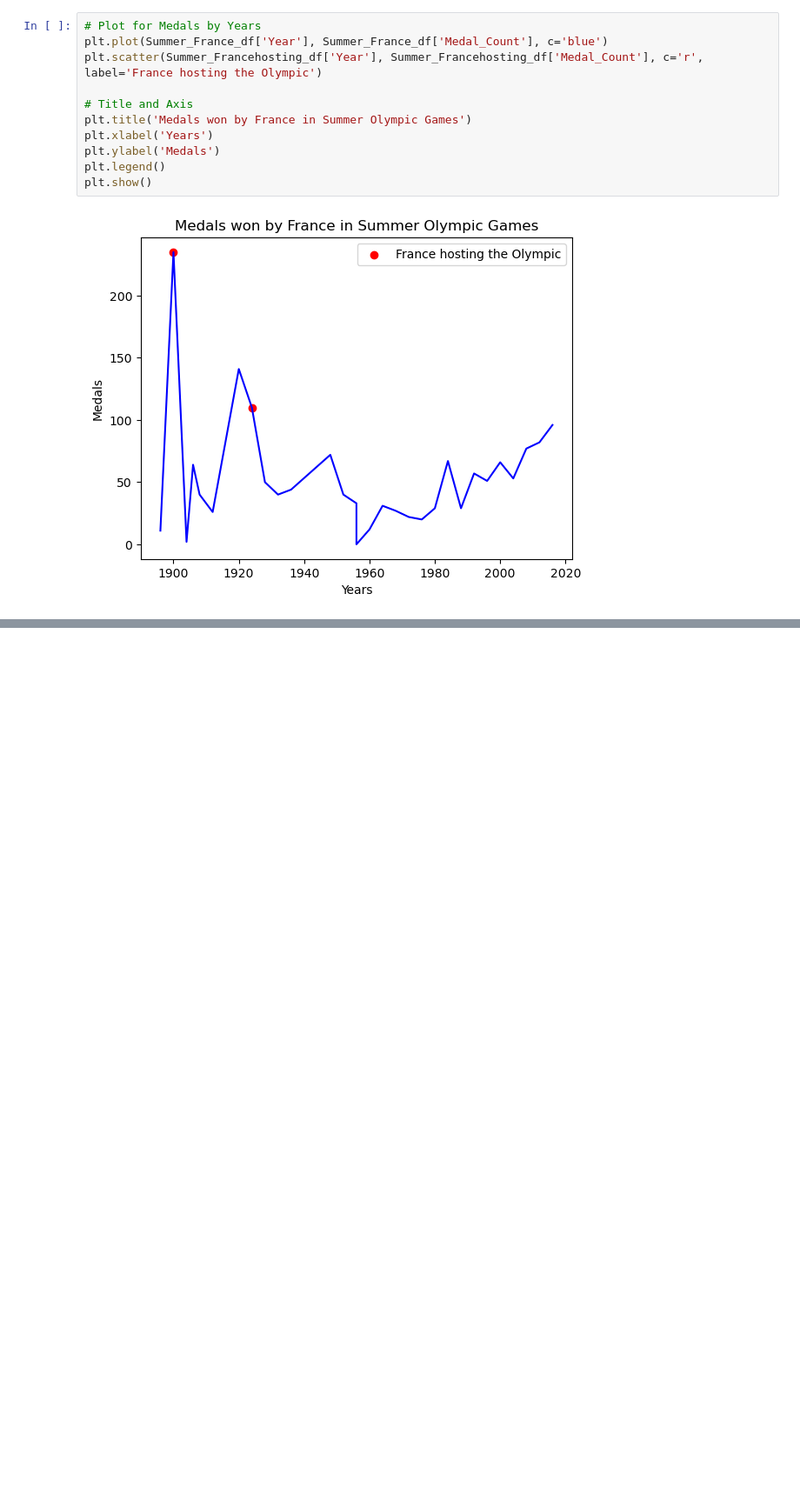
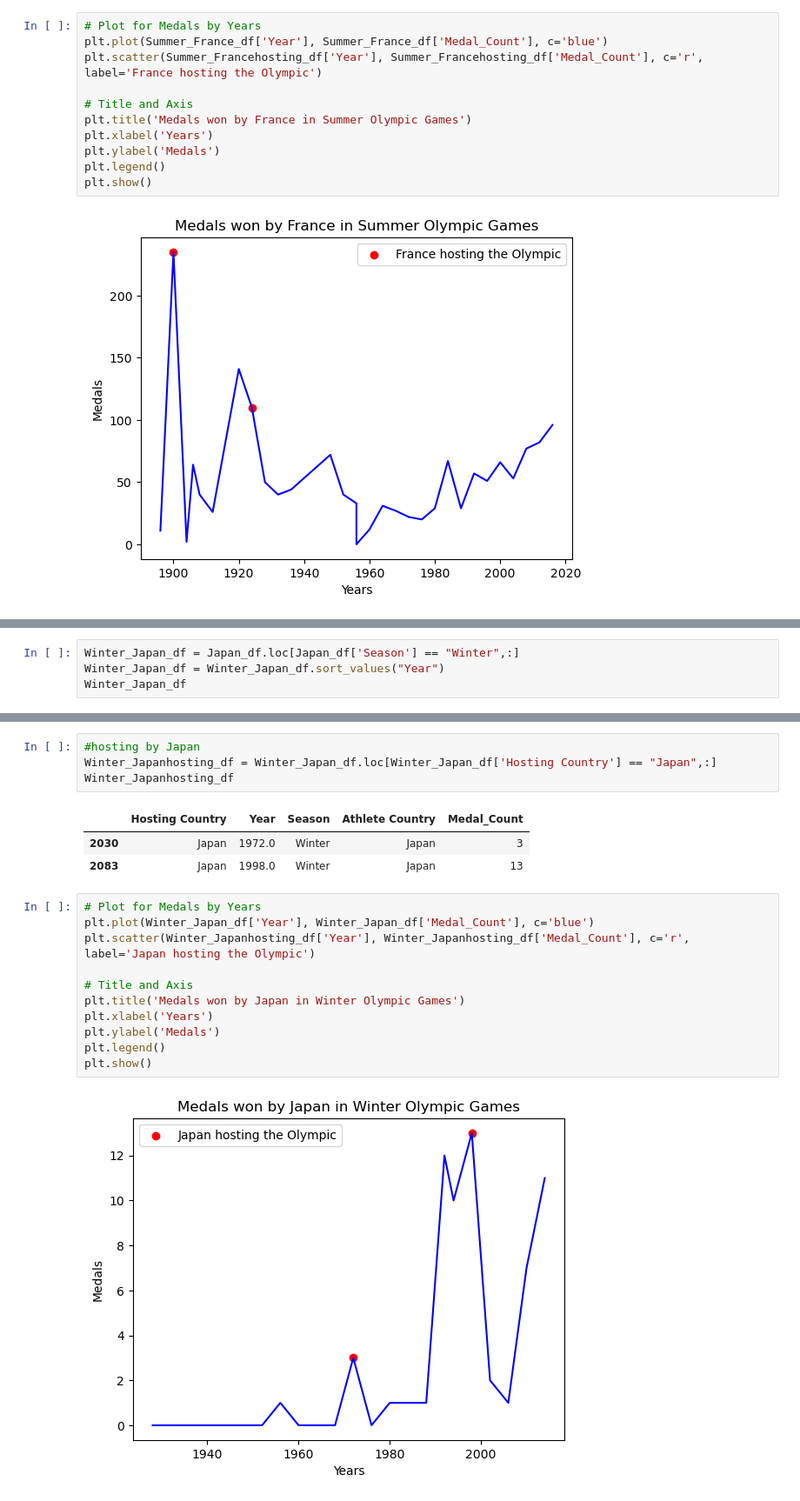
Before and after one commit to soumyaranjanswaincan/Olympic-Data-Analysis, a Jupyter notebook: analysis.ipynb, the cells around one changed output, grey strips where cells are left out. Shown: that part at 87% size. Drawn from its saved outputs; the diff is of its cells as text; blank space fills up the shorter version.

```diff
--- a/analysis.ipynb
+++ b/analysis.ipynb
@@ -252,0 +342,4 @@ Winter_France_df
+# %%
+Winter_Japan_df = Japan_df.loc[Japan_df['Season'] == "Winter",:]
+Winter_Japan_df = Winter_Japan_df.sort_values("Year")
+Winter_Japan_df
@@ -252,0 +364,21 @@ Winter_France_df
+# %%
+#hosting by Japan
+Winter_Japanhosting_df = Winter_Japan_df.loc[Winter_Japan_df['Hosting Country'] == "Japan",:]
+Winter_Japanhosting_df
+# %% [output]
+|  | Hosting Country | Year | Season | Athlete Country | Medal_Count |
+| 2030 | Japan | 1972.0 | Winter | Japan | 3 |
+| 2083 | Japan | 1998.0 | Winter | Japan | 13 |
+# %%
+# Plot for Medals by Years
+plt.plot(Winter_Japan_df['Year'], Winter_Japan_df['Medal_Count'], c='blue')
+plt.scatter(Winter_Japanhosting_df['Year'], Winter_Japanhosting_df['Medal_Count'], c='r', label='Japan hosting the Olympic')
+
+# Title and Axis
+plt.title('Medals won by Japan in Winter Olympic Games')
+plt.xlabel('Years')
+plt.ylabel('Medals')
+plt.legend()
+plt.show()
+# %% [output]
+[figure, added]
```
Also changed, not shown: parts of 11 cells of this notebook.
